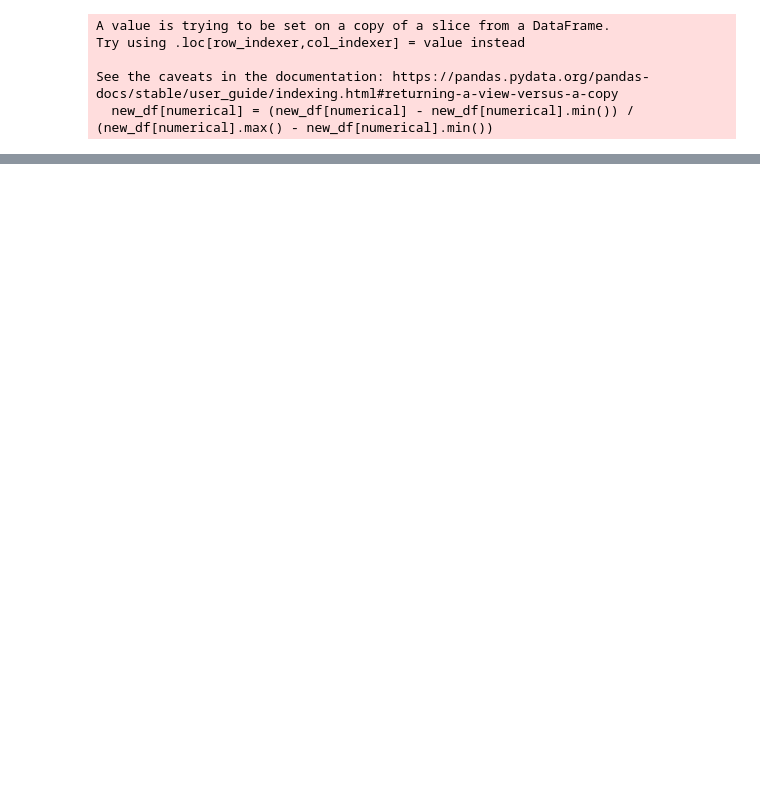
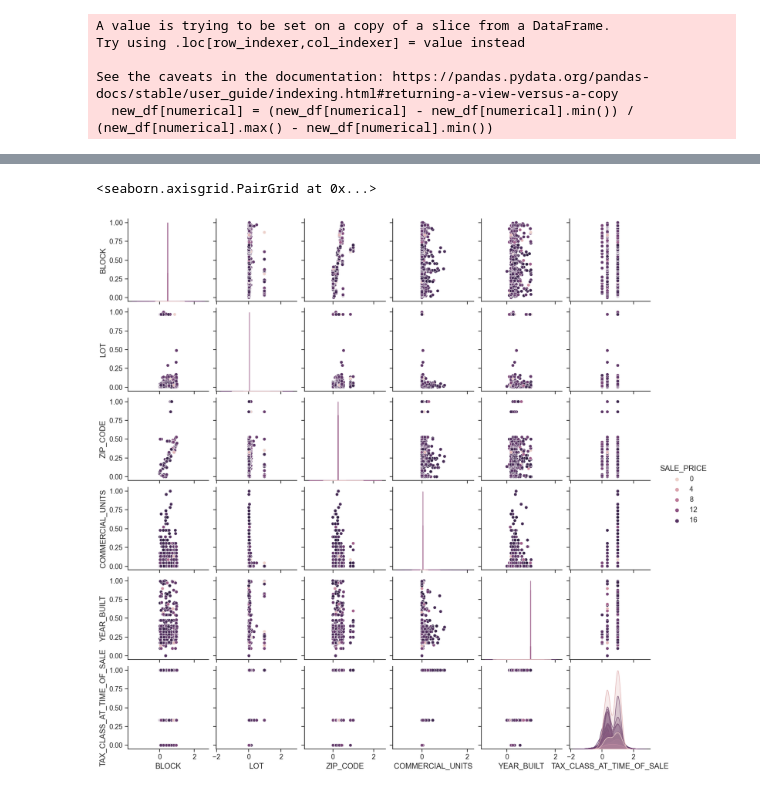
Before and after one commit to Stevedev7/Big-Data-CW, a Jupyter notebook: task1.ipynb, the cells around one changed output, grey strips where cells are left out. Saved outputs shown, nothing was run; the diff lists cells and outputs as text; code cells hidden in the pictures; blank space fills up the shorter version.

```diff
--- a/task1.ipynb
+++ b/task1.ipynb
@@ -184,0 +184,6 @@ new_df.shape
+# %%
+sns.set_theme(style='ticks', font_scale=1.2, palette='mako')
+sns.pairplot(data=new_df, hue='SALE_PRICE')
+# %% [output]
+<seaborn.axisgrid.PairGrid at 0x...>
+[figure, added]
```
Also changed, not shown: parts of 17 cells of this notebook.
